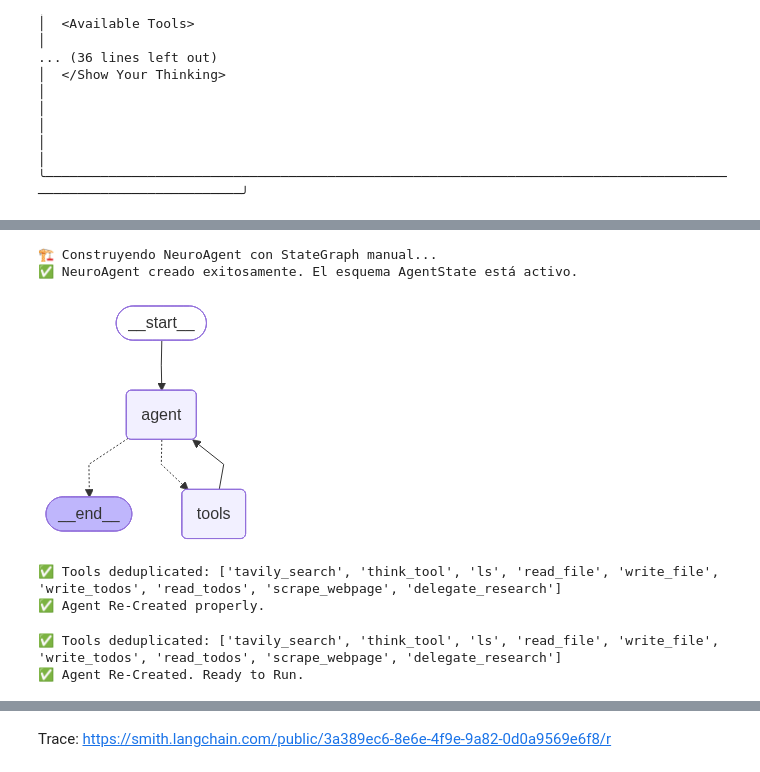
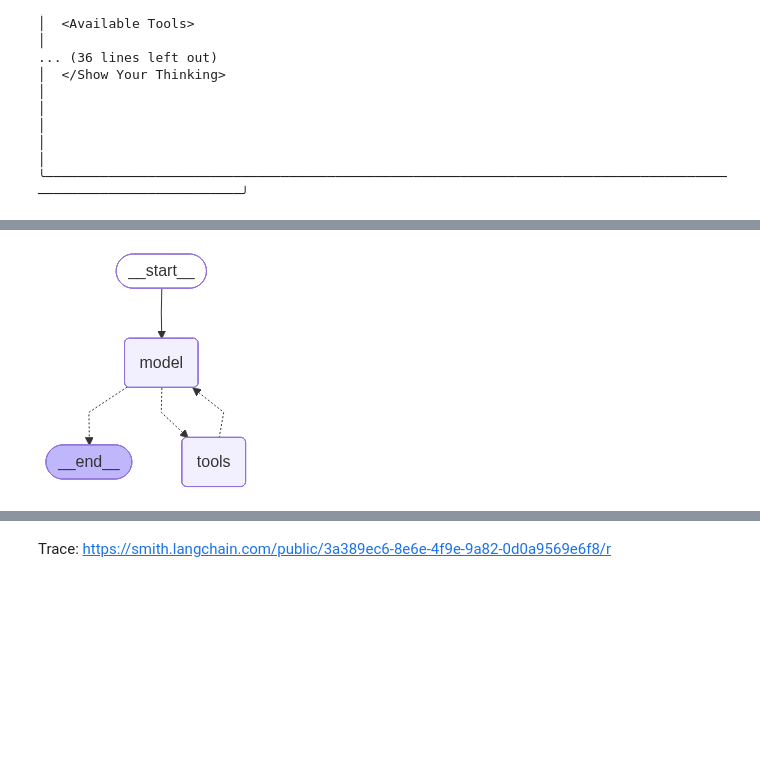
Before and after one commit to JuanSebas7ian/deep-agents-from-scratch, a Jupyter notebook: notebooks/4_full_neuro_agent.ipynb, the cells around one changed output, grey strips where cells are left out. Saved outputs shown, nothing was run; the diff lists cells and outputs as text; code cells hidden in the pictures; blank space fills up the shorter version.

```diff
--- a/notebooks/4_full_neuro_agent.ipynb
+++ b/notebooks/4_full_neuro_agent.ipynb
@@ -624,73 +288,12 @@ except Exception as e:
 # %%
-# --- INSTANCIACIÓN ---
-print("🏗️ Construyendo NeuroAgent con StateGraph manual...")
-
-# Usamos la función custom que acabamos de definir
-agent = create_neuro_agent(
-    model=model,
-    tools=all_tools,
-    system_prompt=INSTRUCTIONS,
-    checkpointer=checkpointer
+# Create agent using the unified create_agent factory (1.0 version)
+agent = create_agent(
+    model, all_tools, system_prompt=INSTRUCTIONS, state_schema=AgentState
 )
 
-print("✅ NeuroAgent creado exitosamente. El esquema AgentState está activo.")
-
-# Visualizar
-try:
-    display(Image(agent.get_graph(xray=True).draw_mermaid_png()))
-except Exception:
-    print("No se pudo generar la imagen del grafo (requiere mermaid/graphviz).")
+# Show the agent graphs
+display(Image(agent.get_graph(xray=True).draw_mermaid_png()))
 # %% [output]
-🏗️ Construyendo NeuroAgent con StateGraph manual...
-✅ NeuroAgent creado exitosamente. El esquema AgentState está activo.
-[figure, old version]
+[figure, new version]
-# %%
-# Dedup tools by name, keeping order
-seen = set()
-unique_tools = []
-for tool in all_tools:
-    if tool.name not in seen:
-        unique_tools.append(tool)
-        seen.add(tool.name)
-
-all_tools = unique_tools
-print(f"✅ Tools deduplicated: {[t.name for t in all_tools]}")
-
-# Re-crear el agente con la lista limpia
-agent = create_neuro_agent(
-    model,
-    all_tools,
-    system_prompt=INSTRUCTIONS,
-    checkpointer=checkpointer
-)
-print("✅ Agent Re-Created properly.")
-# %% [output]
-✅ Tools deduplicated: ['tavily_search', 'think_tool', 'ls', 'read_file', 'write_file', 'write_todos', 'read_todos', 'scrape_webpage', 'delegate_research']
-✅ Agent Re-Created properly.
-# %%
-# 1. Deduplicar Tools (Para arreglar ValidationException)
-seen = set()
-unique_tools = []
-for tool in all_tools:
-    if tool.name not in seen:
-        unique_tools.append(tool)
-        seen.add(tool.name)
-
-all_tools = unique_tools
-print(f"✅ Tools deduplicated: {[t.name for t in all_tools]}")
-
-# 2. Re-crear Agente (Para aplicar el cambio)
-app = create_neuro_agent(
-    model,
-    all_tools,
-    system_prompt=INSTRUCTIONS,
-    checkpointer=checkpointer
-)
-agent = app
-
-print("✅ Agent Re-Created. Ready to Run.")
-# %% [output]
-✅ Tools deduplicated: ['tavily_search', 'think_tool', 'ls', 'read_file', 'write_file', 'write_todos', 'read_todos', 'scrape_webpage', 'delegate_research']
-✅ Agent Re-Created. Ready to Run.
 # %%
 from utils import format_messages
```
Also changed, not shown: parts of 12 cells of this notebook, 48 other files.
